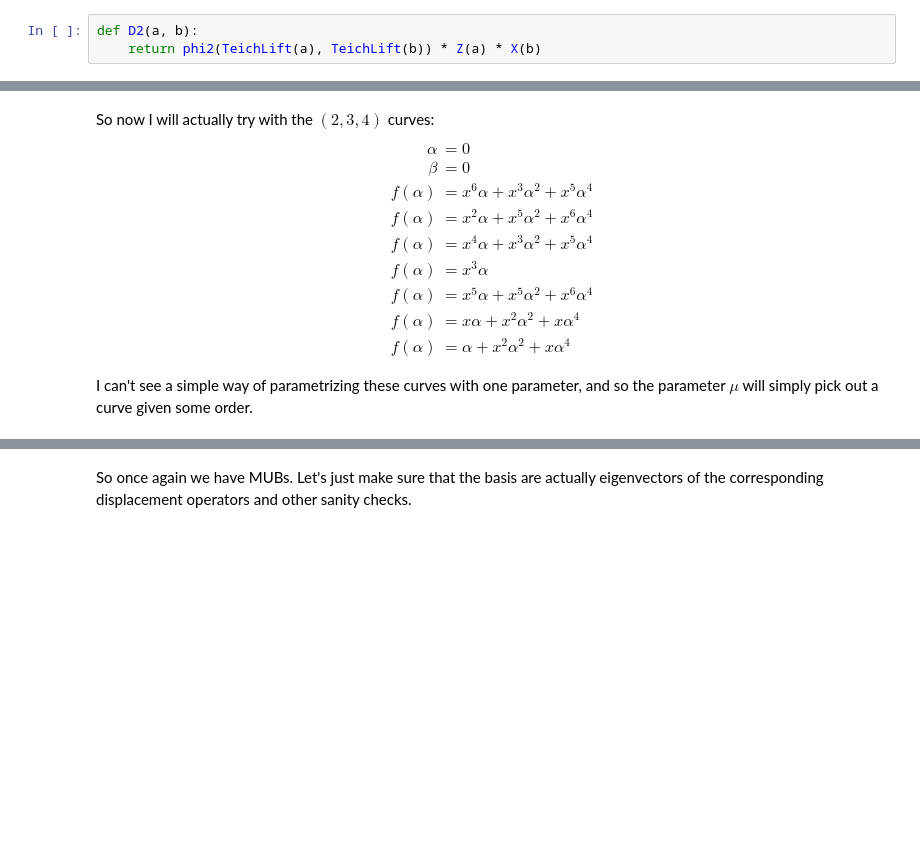
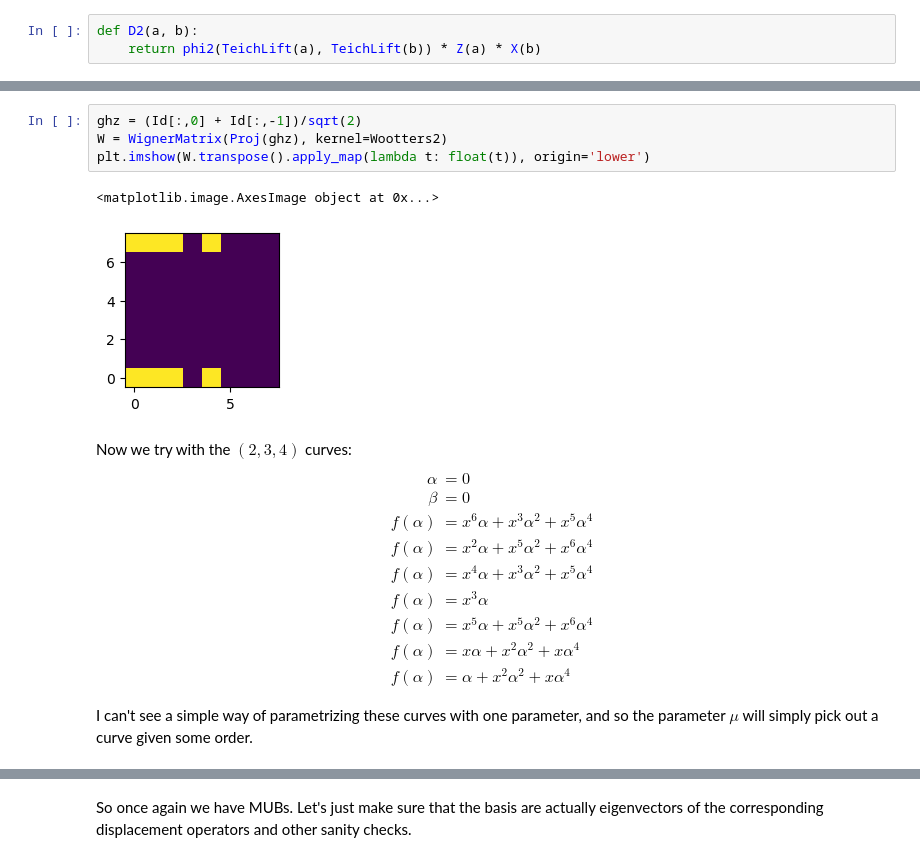
Before and after one commit to ernestocr/wigner, a Jupyter notebook: prog/paper/Sainz.ipynb, the cells around one changed output, grey strips where cells are left out. Saved outputs shown, nothing was run; the diff lists cells and outputs as text; blank space fills up the shorter version.

```diff
--- a/prog/paper/Sainz.ipynb
+++ b/prog/paper/Sainz.ipynb
@@ -426,5 +445,12 @@ mubs[1][:,0].transpose()
+# %%
+ghz = (Id[:,0] + Id[:,-1])/sqrt(2)
+W = WignerMatrix(Proj(ghz), kernel=Wootters2)
+plt.imshow(W.transpose().apply_map(lambda t: float(t)), origin='lower')
+# %% [output]
+<matplotlib.image.AxesImage object at 0x...>
+[figure, added]
 # %% [markdown]
-So now I will actually try with the $(2,3,4)$ curves:
+Now we try with the $(2,3,4)$ curves:
 $$
 \begin{align*}
 \alpha &= 0 \\
```
Also changed, not shown: parts of 63 cells of this notebook, 24 other files.
